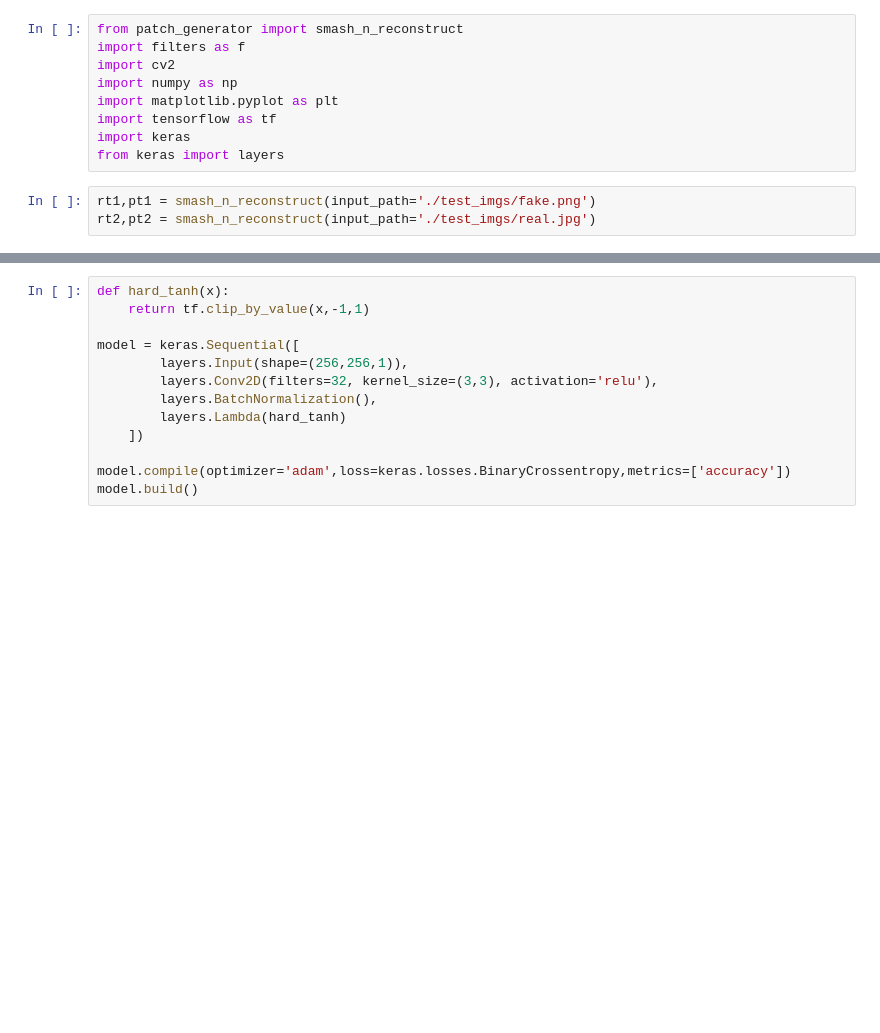
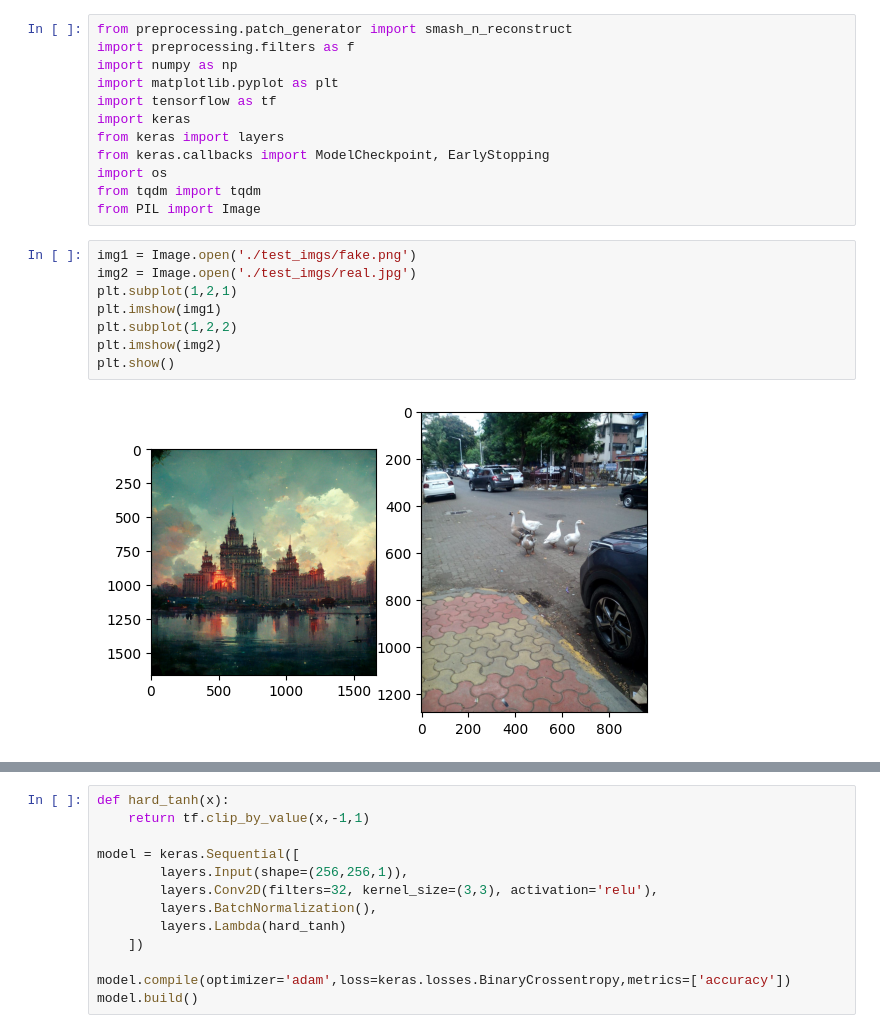
Before and after one commit to hridayK/Detection-of-AI-generated-images, a Jupyter notebook: original_method.ipynb, the cells around one changed output, grey strips where cells are left out. Saved outputs shown, nothing was run; the diff lists cells and outputs as text; blank space fills up the shorter version.

Commit message:
implement data pipeline and train model

```diff
--- a/original_method.ipynb
+++ b/original_method.ipynb
@@ -1,13 +1,23 @@
 # %%
-from patch_generator import smash_n_reconstruct
-import filters as f
-import cv2
+from preprocessing.patch_generator import smash_n_reconstruct
+import preprocessing.filters as f
 import numpy as np
 import matplotlib.pyplot as plt
 import tensorflow as tf
 import keras
 from keras import layers
+from keras.callbacks import ModelCheckpoint, EarlyStopping
+import os
+from tqdm import tqdm
+from PIL import Image
-# %%
-rt1,pt1 = smash_n_reconstruct(input_path='./test_imgs/fake.png')
-rt2,pt2 = smash_n_reconstruct(input_path='./test_imgs/real.jpg')
+# %%
+img1 = Image.open('./test_imgs/fake.png')
+img2 = Image.open('./test_imgs/real.jpg')
+plt.subplot(1,2,1)
+plt.imshow(img1)
+plt.subplot(1,2,2)
+plt.imshow(img2)
+plt.show()
+# %% [output]
+[figure, added]
 # %%
```
Also changed, not shown: parts of 18 cells of this notebook, 5 other files.
